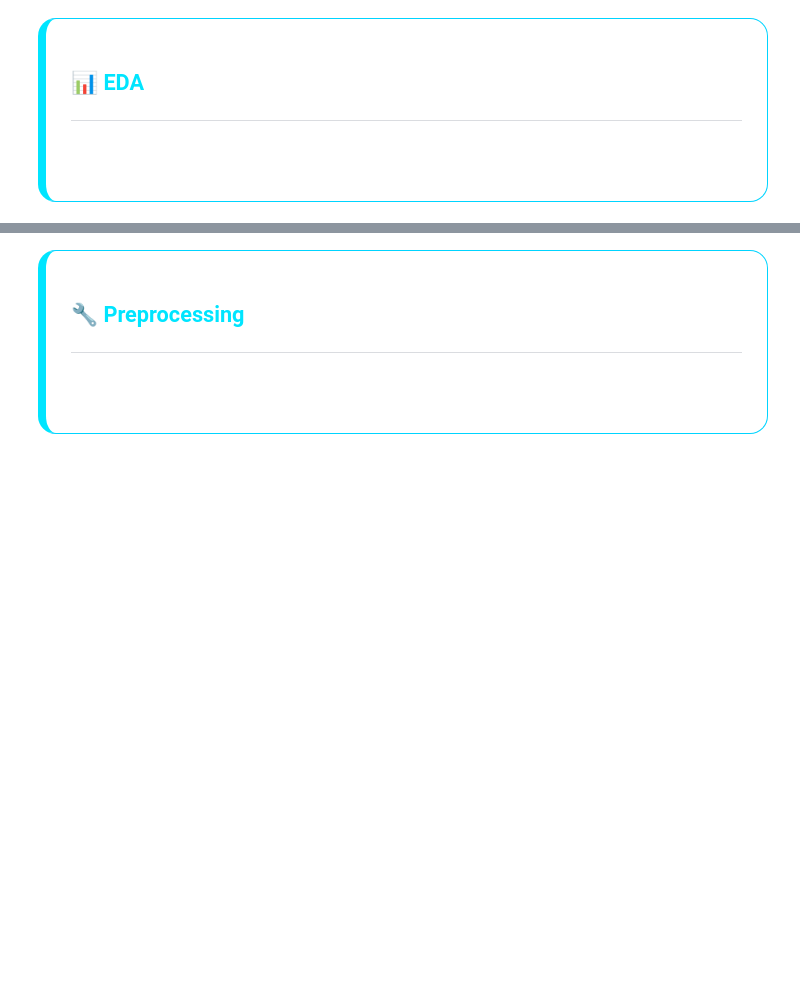
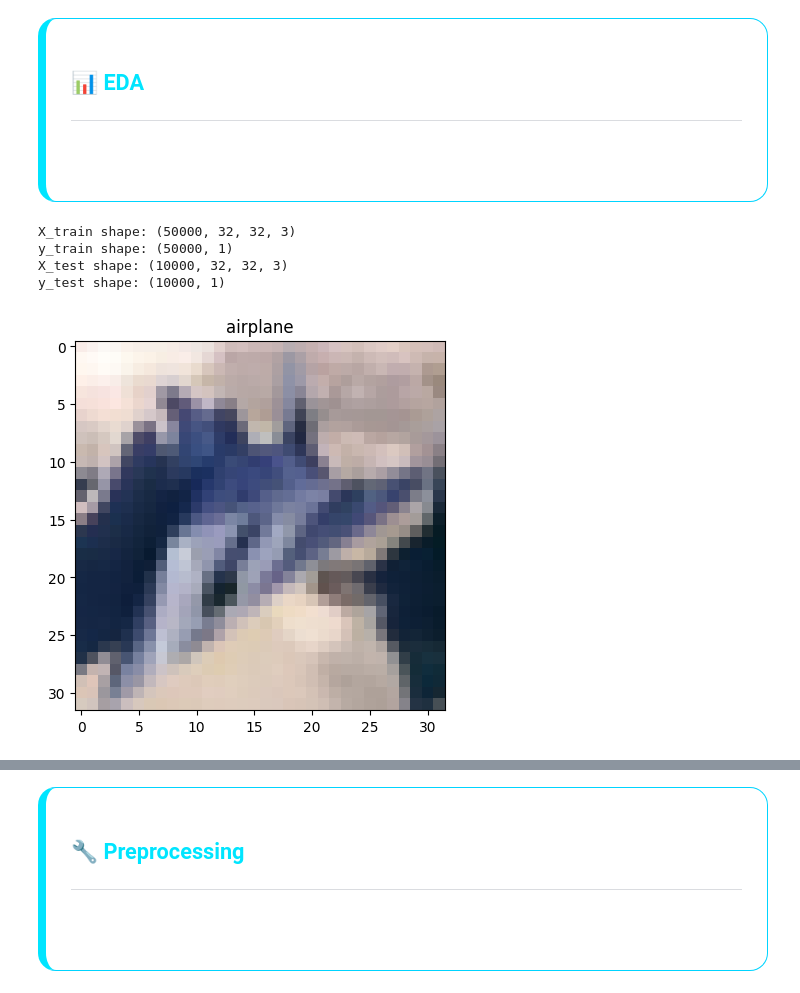
Before and after one commit to isapour0/First-Repository, a Jupyter notebook: CIFAR-10.ipynb, the cells around one changed output, grey strips where cells are left out. Drawn from its saved outputs; the diff is of its cells as text; code cells hidden in the pictures; blank space fills up the shorter version.

```diff
--- a/CIFAR-10.ipynb
+++ b/CIFAR-10.ipynb
@@ -147,0 +158,20 @@ font-family:Segoe UI;
+# %%
+X_train_path = f'{data_path}/X_train.npy'
+y_train_path = f'{data_path}/y_train.npy'
+X_test_path = f'{data_path}/X_test.npy'
+y_test_path = f'{data_path}/y_test.npy'
+
+if all(os.path.exists(path) for path in [X_train_path, y_train_path, X_test_path, y_test_path]):
+  print ('Loading CIFAR-10 from google drive...')
+  X_train = np.load(X_train_path)
+  y_train = np.load(y_train_path)
+  X_test = np.load(X_test_path)
+  y_test = np.load(y_test_path)
+else:
+  print ('Downloading CIFAR-10 dataset...')
+  (X_train, y_train), (X_test, y_test) = cifar10.load_data()
+  np.save(X_train_path, X_train)
+  np.save(y_train_path, y_train)
+  np.save(X_test_path, X_test)
+  np.save(y_test_path, y_test)
+  print ('CIFAR-10 dataset downloaded and saved to google drive.')
@@ -164,3 +196,21 @@ font-family:Segoe UI;
 <li></li>
 </ul>
 </div>
+# %%
+print ('X_train shape:', X_train.shape)
+print ('y_train shape:', y_train.shape)
+print ('X_test shape:', X_test.shape)
+print ('y_test shape:', y_test.shape)
+# %% [output]
+X_train shape: (50000, 32, 32, 3)
+y_train shape: (50000, 1)
+X_test shape: (10000, 32, 32, 3)
+y_test shape: (10000, 1)
+# %%
+# Display a custom image
+class_name = ['airplane', 'automobile', 'bird', 'cat', 'deer', 'dog', 'frog', 'horse', 'ship', 'truck']
+plt.imshow(X_train[555])
+plt.title(class_name[int(y_train[555, 0])])
+plt.show()
+# %% [output]
+[figure, added]
```
Also changed, not shown: parts of 25 cells of this notebook.
